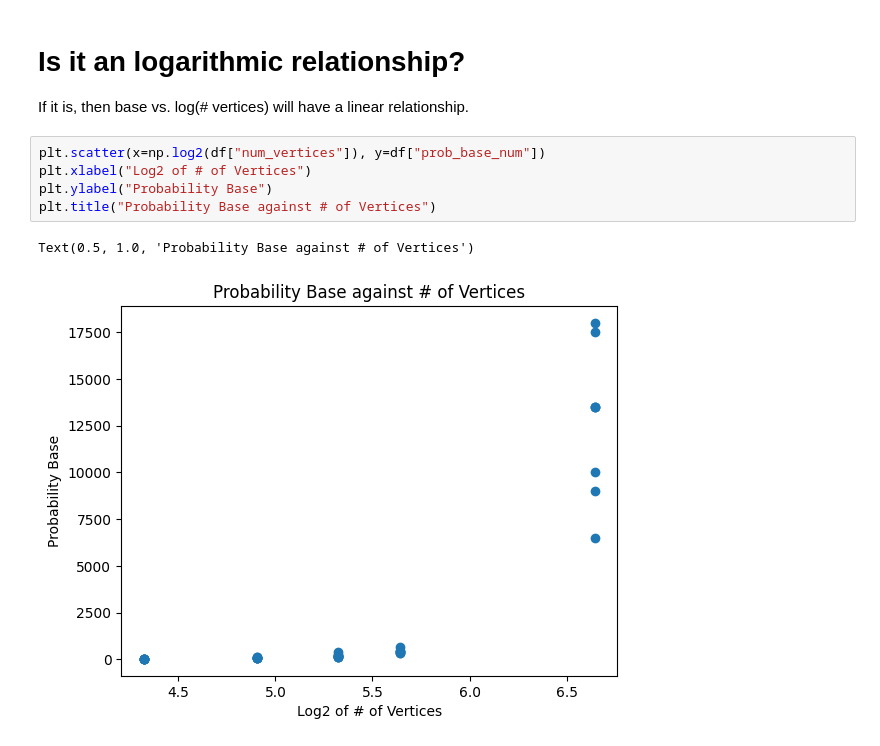
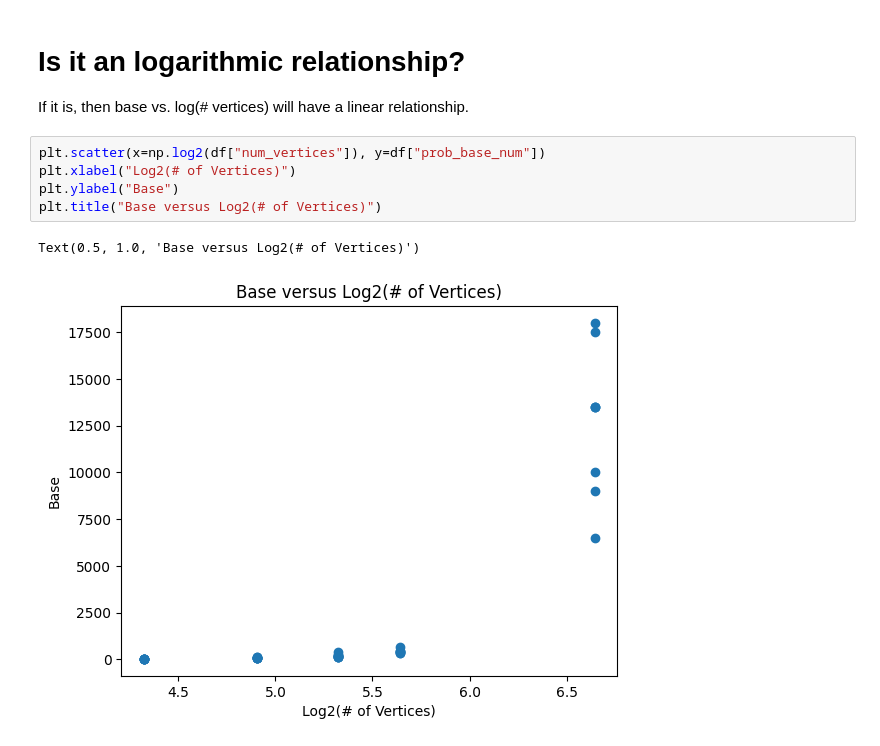
Before and after one commit to afr13dman/senior-thesis, a Jupyter notebook: old_stuff/model_one_base_vert_rel.ipynb, the cells around one changed output. Cells and saved outputs as stored; diff of their text form.

```diff
--- a/old_stuff/model_one_base_vert_rel.ipynb
+++ b/old_stuff/model_one_base_vert_rel.ipynb
@@ -50,9 +50,9 @@ Text(0.5, 1.0, 'Probability Base against # of Vertices')
 If it is, then base vs. log(# vertices) will have a linear relationship.
 # %%
 plt.scatter(x=np.log2(df["num_vertices"]), y=df["prob_base_num"])
-plt.xlabel("Log2 of # of Vertices")
-plt.ylabel("Probability Base")
-plt.title("Probability Base against # of Vertices")
+plt.xlabel("Log2(# of Vertices)")
+plt.ylabel("Base")
+plt.title("Base versus Log2(# of Vertices)")
 # %% [output]
-Text(0.5, 1.0, 'Probability Base against # of Vertices')
+Text(0.5, 1.0, 'Base versus Log2(# of Vertices)')
-[figure, old version]
+[figure, new version]
```
Also changed, not shown: parts of 3 cells of this notebook, 40 other files.
